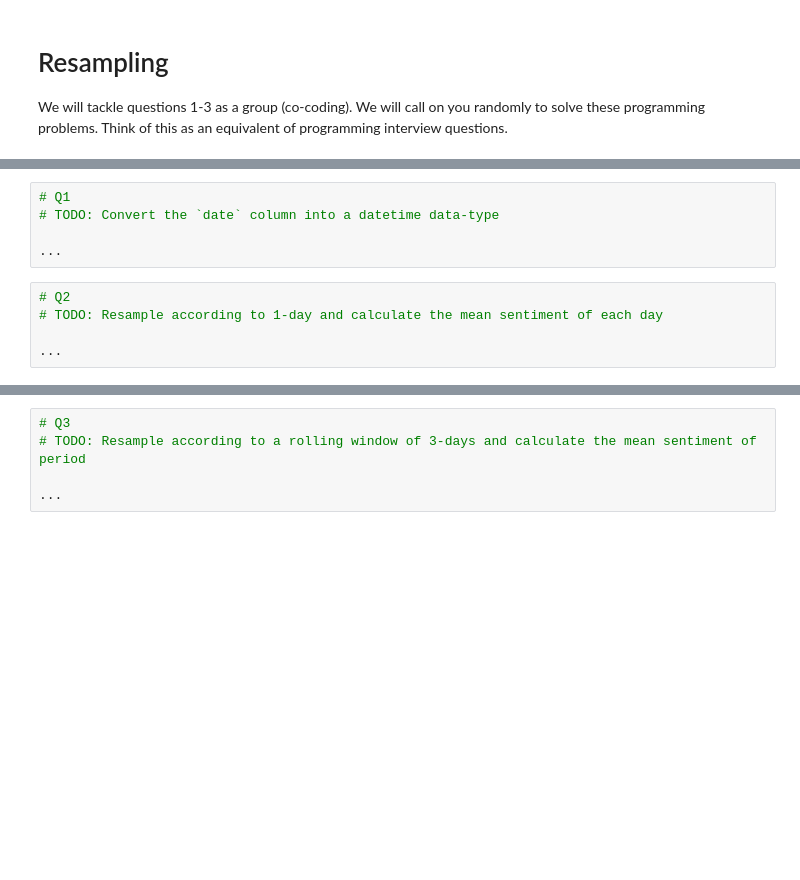
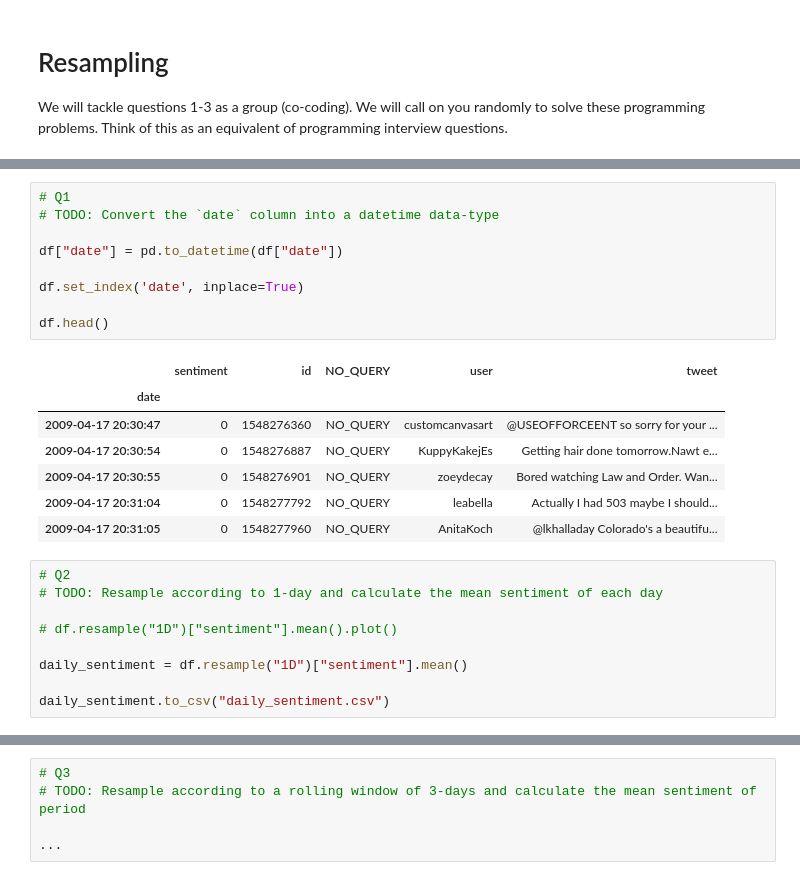
Before and after one commit to khadazhaia/challenges, a Jupyter notebook: pandas_basics/pandas_basics.ipynb, the cells around one changed output, grey strips where cells are left out. Saved outputs shown, nothing was run; the diff lists cells and outputs as text; blank space fills up the shorter version.

```diff
--- a/pandas_basics/pandas_basics.ipynb
+++ b/pandas_basics/pandas_basics.ipynb
@@ -170,10 +211,26 @@ df.head()
 # %%
 # Q1
 # TODO: Convert the `date` column into a datetime data-type
 
-...
+df["date"] = pd.to_datetime(df["date"])
+
+df.set_index('date', inplace=True)
+
+df.head()
+# %% [output]
+|  | sentiment | id | NO_QUERY | user | tweet |
+| date |  |  |  |  |  |
+| 2009-04-17 20:30:47 | 0 | 1548276360 | NO_QUERY | customcanvasart | @USEOFFORCEENT so sorry for your ... |
+| 2009-04-17 20:30:54 | 0 | 1548276887 | NO_QUERY | KuppyKakejEs | Getting hair done tomorrow.Nawt e... |
+| 2009-04-17 20:30:55 | 0 | 1548276901 | NO_QUERY | zoeydecay | Bored watching Law and Order. Wan... |
+| 2009-04-17 20:31:04 | 0 | 1548277792 | NO_QUERY | leabella | Actually I had 503 maybe I should... |
+| 2009-04-17 20:31:05 | 0 | 1548277960 | NO_QUERY | AnitaKoch | @lkhalladay Colorado's a beautifu... |
 # %%
 # Q2
 # TODO: Resample according to 1-day and calculate the mean sentiment of each day
 
-...
+# df.resample("1D")["sentiment"].mean().plot()
+
+daily_sentiment = df.resample("1D")["sentiment"].mean()
+
+daily_sentiment.to_csv("daily_sentiment.csv")
```
Also changed, not shown: parts of 7 cells of this notebook, 2 other files.
